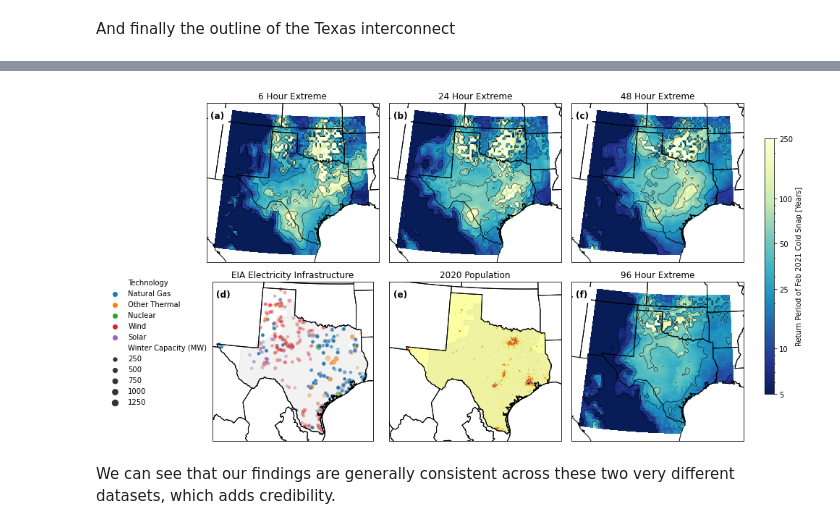
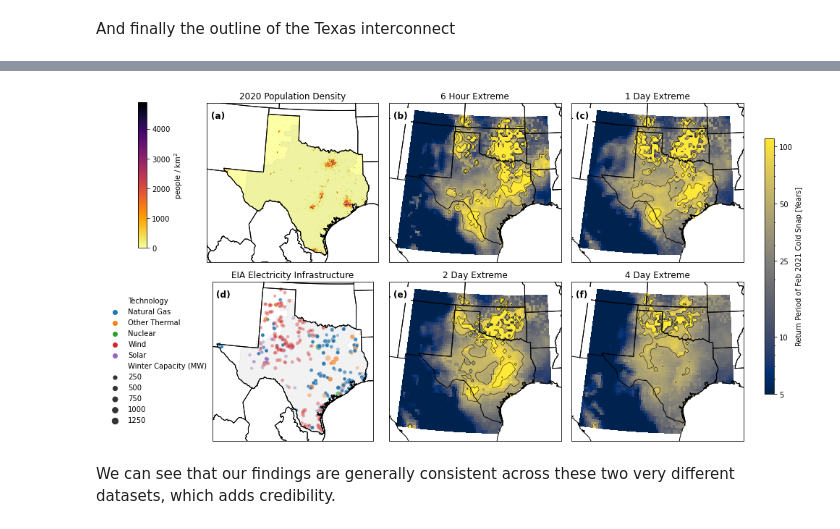
Before and after one commit to jdossgollin/2021-TXtreme, a Jupyter notebook: scripts/local_return_period.ipynb, the cells around one changed output, grey strips where cells are left out. Cells and saved outputs as stored; diff of their text form; code cells hidden in the pictures.

Commit message:
Clean up local return period figure

```diff
--- a/scripts/local_return_period.ipynb
+++ b/scripts/local_return_period.ipynb
@@ -95,9 +95,9 @@ durations_plot = [1, 2, 3, 4]
 data_proj = ccrs.PlateCarree()
 map_proj = ccrs.LambertConformal()
 # %%
-VMAX = 250  # color bar limit
+VMAX = 100  # color bar limit
 VMIN = 5
-TICKS = [VMIN, 10, 25, 50, 100, VMAX]
+TICKS = [VMIN, 10, 25, 50, VMAX]
 
 fig, axes = plt.subplots(
     nrows=2, ncols=2, subplot_kw={"projection": map_proj}, figsize=(10, 8)
@@ -108,9 +108,9 @@ for ax, dur in zip(axes.flat, durations_plot):
         mrg["LONGITUDE"],
         mrg["LATITUDE"],
         c=mrg[f"temp_{dur}_days"],
-        norm=colors.LogNorm(VMIN, VMAX),
+        norm=colors.LogNorm(VMIN, 1.1 * VMAX),
         transform=data_proj,
-        cmap="YlGnBu_r",
+        cmap="cividis",
         s=45,
     )
     records = mrg.loc[lambda df: df[f"record_{dur}_days"]]
@@ -281,26 +272,34 @@ fig, axes = plt.subplots(
     figsize=(14, 7),
 )
 
-for ax, dur in zip(axes.flat[[0, 1, 2, 5]], era5_rt["duration"].values):
+for ax, dur, dur_name in zip(
+    axes.flat[[1, 2, 4, 5]], [6, 24, 48, 96], ["6 Hour", "1 Day", "2 Day", "4 Day"]
+):
     rt_land.sel(duration=dur).plot(
         ax=ax,
         norm=colors.LogNorm(VMIN, VMAX),
         transform=data_proj,
-        cmap="YlGnBu_r",
+        cmap="cividis",
         add_colorbar=False,
     )
     rt_land.sel(duration=dur).plot.contour(
         ax=ax,
         transform=data_proj,
         add_colorbar=False,
-        levels=[5, 10, 25, 50, 100],
+        levels=[50, 100],
         colors="k",
         linewidths=0.5,
     )
-    ax.set_title(f"{dur} Hour Extreme")
+    ax.set_title(f"{dur_name} Extreme")
+
+
+# Population Density
+ax = axes.flat[0]
+C0 = pop_tx.plot(ax=ax, transform=data_proj, add_colorbar=False, cmap="inferno_r")
+ax.set_title("2020 Population Density")
 
 # Generation Capacity
-ax = axes[1, 0]
+ax = axes.flat[3]
 scp = sns.scatterplot(
     x="Longitude",
     y="Latitude",
@@ -314,59 +313,65 @@ scp = sns.scatterplot(
 ax.set_title("EIA Electricity Infrastructure")
 handles, labels = ax.get_legend_handles_labels()
 ax.legend_.remove()
 
-
-# Population
-ax = axes[1, 1]
-C0 = pop_tx.plot(ax=ax, transform=data_proj, add_colorbar=False, cmap="inferno_r")
-ax.set_title("2020 Population")
-
-for ax in [axes[1, 0], axes[1, 1]]:
+# add ercot to population and generation
+for ax in axes.flat[[0, 3]]:
     ax.add_geometries(
         ercot["geometry"],
         crs=data_proj,
         facecolor="gray",
         alpha=0.1,
         edgecolor="gray",
     )
 
+# add boundaries to every figure
 for ax in axes.flat:
     ax.add_feature(STATES)
     ax.add_feature(COASTLINE)
 
-# Done
+# tighten the layout
 fig.canvas.draw()
 fig.tight_layout()
 
+# now we can add axes for our colorbars
+
+
+# COLORBAR for local return periods
+fig.subplots_adjust(right=0.9)
+cax = fig.add_axes([0.91, 0.15, 0.0125, 0.7])
+cbar = fig.colorbar(sc, cax=cax, label="Return Period of Feb 2021 Cold Snap [Years]")
+cbar.set_ticks(TICKS)
+cbar.ax.set_yticklabels(TICKS)
+
+# colorbar for population density
+fig.subplots_adjust(left=0.125)
+popcbax = fig.add_axes([0.05, 0.55, 0.0125, 0.4])
+fig.colorbar(C0, cax=popcbax, label="people / km$^2$")
+
+# colorbar for generation capacity
+gencbax = fig.add_axes([0.0, 0.05, 0.1, 0.5])
+gencbax.axis("off")
+gencbax.legend(
+    handles,
+    labels,
+    ncol=1,
+    loc="lower left",
+    frameon=False,
+)
+
+# add (a), (b), etc
 add_panel_text(
     axes,
     xloc=0.025,
     yloc=0.95,
     backgroundcolor="white",
     fontsize=12,
 )
 
-fig.subplots_adjust(right=0.9)
-
-cax = fig.add_axes([0.91, 0.15, 0.0125, 0.7])
-cbar = fig.colorbar(sc, cax=cax, label="Return Period of Feb 2021 Cold Snap [Years]")
-cbar.set_ticks(TICKS)
-cbar.ax.set_yticklabels(TICKS)
-
-fig.subplots_adjust(left=0.125)
-lax = fig.add_axes([0.0, 0.1, 0.1, 0.8])
-lax.axis("off")
-lax.legend(
-    handles,
-    labels,
-    ncol=1,
-    loc="lower left",
-    frameon=False,
-)
-
+# finally done!
 smart_save("local_rt_era5")
 plt.show()
 # %% [output]
-[figure, old version]
+[figure, new version]
 # %% [markdown]
 We can see that our findings are generally consistent across these two very different datasets, which adds credibility.
```
Also changed, not shown: parts of 2 cells of this notebook.
